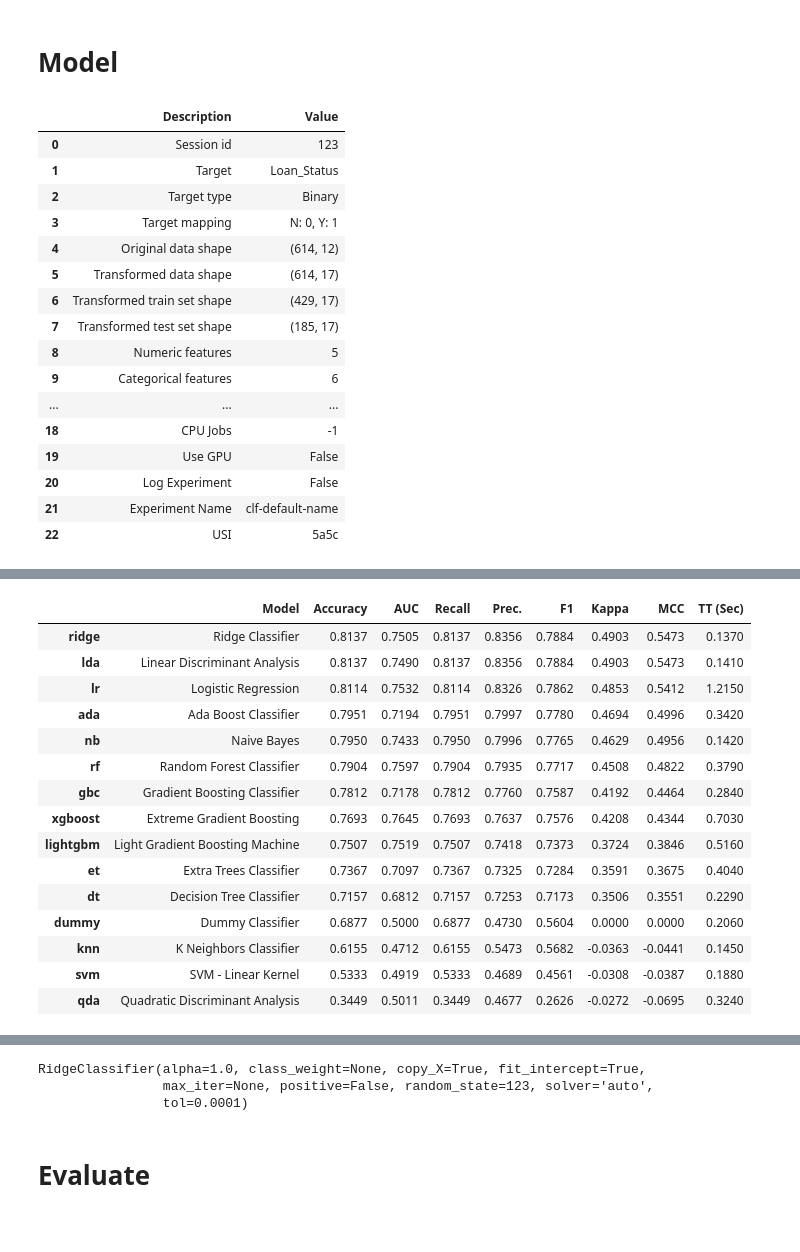
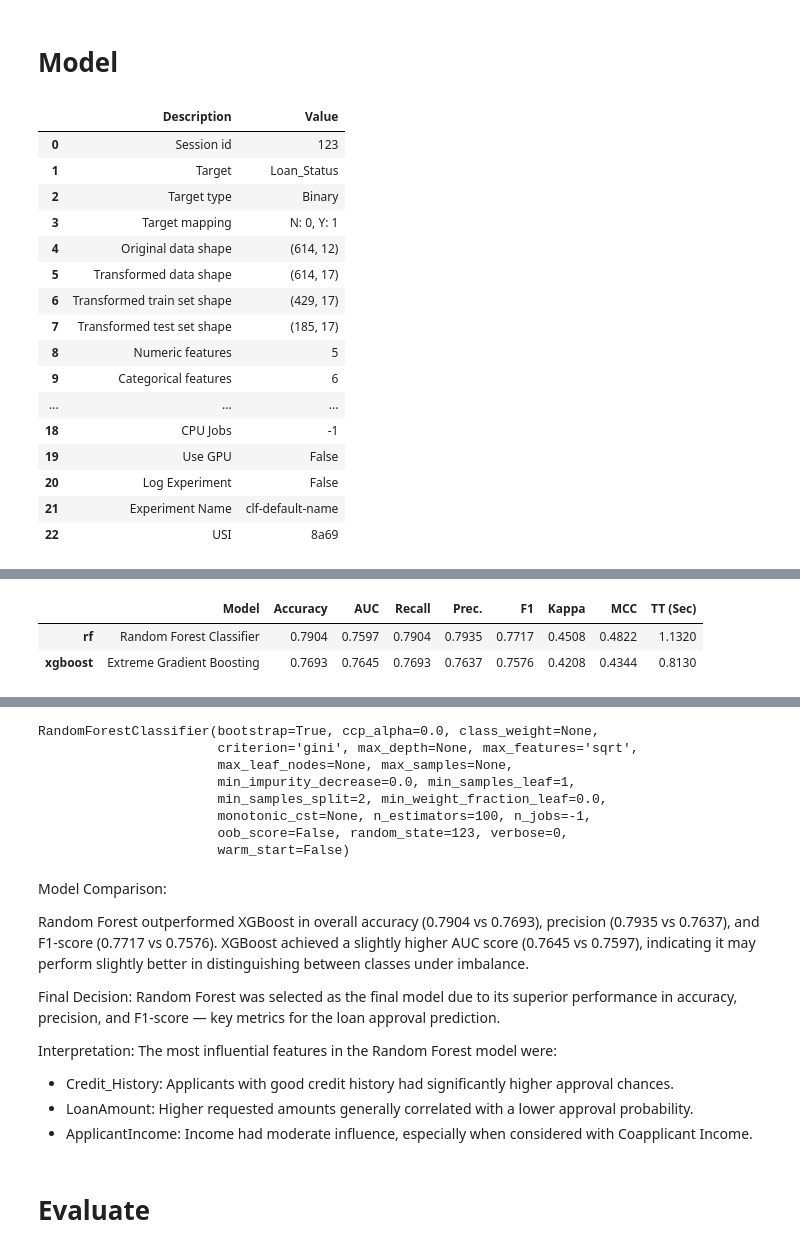
Before and after one commit to Ivasquez2003/Data-Mining-Project, a Jupyter notebook: LoanPrediction_DataMining.ipynb, the cells around one changed output, grey strips where cells are left out. Cells and saved outputs as stored; diff of their text form; code cells hidden in the pictures.

```diff
--- a/LoanPrediction_DataMining.ipynb
+++ b/LoanPrediction_DataMining.ipynb
@@ -197,50 +197,56 @@ df_clean.head()
 # %%
 # Setup PyCaret
 clf1 = setup(data=df_clean, target='Loan_Status', session_id=123)
 
 # Compare all models
-compare_models()
+#compare_models()
 
-#compare_models(include=['rf', 'xgboost'])
+compare_models(include=['rf', 'xgboost'])
 # %% [output]
 |  | Description | Value |
 | 0 | Session id | 123 |
 | 1 | Target | Loan_Status |
 | 2 | Target type | Binary |
 | 3 | Target mapping | N: 0, Y: 1 |
 | 4 | Original data shape | (614, 12) |
 | 5 | Transformed data shape | (614, 17) |
 | 6 | Transformed train set shape | (429, 17) |
 | 7 | Transformed test set shape | (185, 17) |
 | 8 | Numeric features | 5 |
 | 9 | Categorical features | 6 |
 | ... | ... | ... |
 | 18 | CPU Jobs | -1 |
 | 19 | Use GPU | False |
 | 20 | Log Experiment | False |
 | 21 | Experiment Name | clf-default-name |
-| 22 | USI | 5a5c |
+| 22 | USI | 8a69 |
 [interactive output not drawn]
 |  | Model | Accuracy | AUC | Recall | Prec. | F1 | Kappa | MCC | TT (Sec) |
-| ridge | Ridge Classifier | 0.8137 | 0.7505 | 0.8137 | 0.8356 | 0.7884 | 0.4903 | 0.5473 | 0.1370 |
-| lda | Linear Discriminant Analysis | 0.8137 | 0.7490 | 0.8137 | 0.8356 | 0.7884 | 0.4903 | 0.5473 | 0.1410 |
-| lr | Logistic Regression | 0.8114 | 0.7532 | 0.8114 | 0.8326 | 0.7862 | 0.4853 | 0.5412 | 1.2150 |
-| ada | Ada Boost Classifier | 0.7951 | 0.7194 | 0.7951 | 0.7997 | 0.7780 | 0.4694 | 0.4996 | 0.3420 |
-| nb | Naive Bayes | 0.7950 | 0.7433 | 0.7950 | 0.7996 | 0.7765 | 0.4629 | 0.4956 | 0.1420 |
-| rf | Random Forest Classifier | 0.7904 | 0.7597 | 0.7904 | 0.7935 | 0.7717 | 0.4508 | 0.4822 | 0.3790 |
-| gbc | Gradient Boosting Classifier | 0.7812 | 0.7178 | 0.7812 | 0.7760 | 0.7587 | 0.4192 | 0.4464 | 0.2840 |
-| xgboost | Extreme Gradient Boosting | 0.7693 | 0.7645 | 0.7693 | 0.7637 | 0.7576 | 0.4208 | 0.4344 | 0.7030 |
-| lightgbm | Light Gradient Boosting Machine | 0.7507 | 0.7519 | 0.7507 | 0.7418 | 0.7373 | 0.3724 | 0.3846 | 0.5160 |
-| et | Extra Trees Classifier | 0.7367 | 0.7097 | 0.7367 | 0.7325 | 0.7284 | 0.3591 | 0.3675 | 0.4040 |
-| dt | Decision Tree Classifier | 0.7157 | 0.6812 | 0.7157 | 0.7253 | 0.7173 | 0.3506 | 0.3551 | 0.2290 |
-| dummy | Dummy Classifier | 0.6877 | 0.5000 | 0.6877 | 0.4730 | 0.5604 | 0.0000 | 0.0000 | 0.2060 |
-| knn | K Neighbors Classifier | 0.6155 | 0.4712 | 0.6155 | 0.5473 | 0.5682 | -0.0363 | -0.0441 | 0.1450 |
-| svm | SVM - Linear Kernel | 0.5333 | 0.4919 | 0.5333 | 0.4689 | 0.4561 | -0.0308 | -0.0387 | 0.1880 |
-| qda | Quadratic Discriminant Analysis | 0.3449 | 0.5011 | 0.3449 | 0.4677 | 0.2626 | -0.0272 | -0.0695 | 0.3240 |
+| rf | Random Forest Classifier | 0.7904 | 0.7597 | 0.7904 | 0.7935 | 0.7717 | 0.4508 | 0.4822 | 1.1320 |
+| xgboost | Extreme Gradient Boosting | 0.7693 | 0.7645 | 0.7693 | 0.7637 | 0.7576 | 0.4208 | 0.4344 | 0.8130 |
 [interactive output not drawn]
-RidgeClassifier(alpha=1.0, class_weight=None, copy_X=True, fit_intercept=True,
-                max_iter=None, positive=False, random_state=123, solver='auto',
-                tol=0.0001)
+RandomForestClassifier(bootstrap=True, ccp_alpha=0.0, class_weight=None,
+                       criterion='gini', max_depth=None, max_features='sqrt',
+                       max_leaf_nodes=None, max_samples=None,
+                       min_impurity_decrease=0.0, min_samples_leaf=1,
+                       min_samples_split=2, min_weight_fraction_leaf=0.0,
+                       monotonic_cst=None, n_estimators=100, n_jobs=-1,
+                       oob_score=False, random_state=123, verbose=0,
+                       warm_start=False)
+# %% [markdown]
+Model Comparison:
+
+Random Forest outperformed XGBoost in overall accuracy (0.7904 vs 0.7693), precision (0.7935 vs 0.7637), and F1-score (0.7717 vs 0.7576).
+XGBoost achieved a slightly higher AUC score (0.7645 vs 0.7597), indicating it may perform slightly better in distinguishing between classes under imbalance.
+
+Final Decision:
+Random Forest was selected as the final model due to its superior performance in accuracy, precision, and F1-score — key metrics for the loan approval prediction.
+
+Interpretation:
+The most influential features in the Random Forest model were:
+- Credit_History: Applicants with good credit history had significantly higher approval chances.
+- LoanAmount: Higher requested amounts generally correlated with a lower approval probability.
+- ApplicantIncome: Income had moderate influence, especially when considered with Coapplicant Income.
 # %% [markdown]
 # Evaluate
 # %%
```
Also changed, not shown: parts of 2 cells of this notebook.
